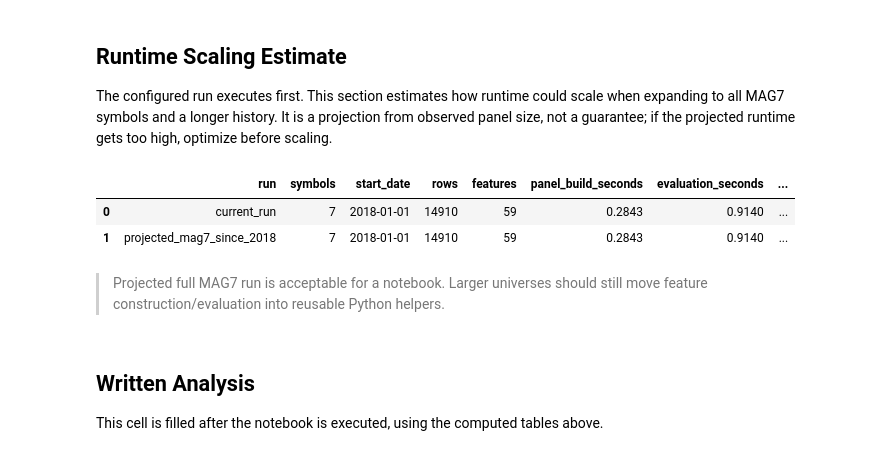
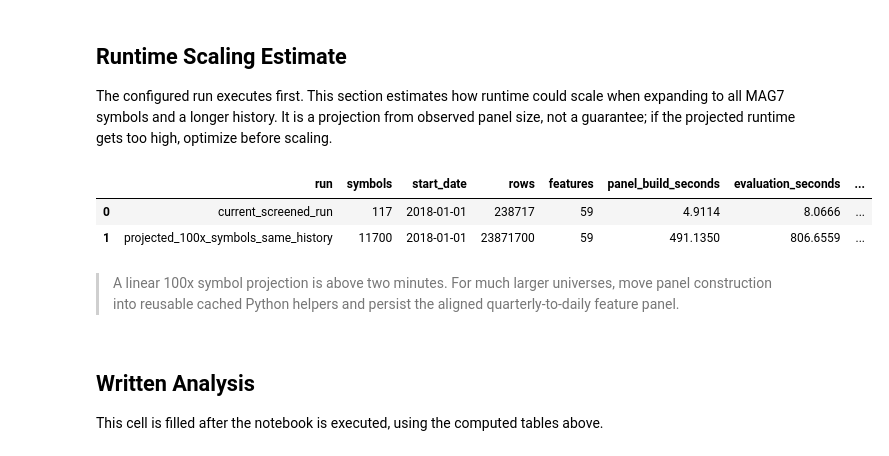
Before and after one commit to quantarb/quant-warehouse, a Jupyter notebook: notebooks/data_providers/fmp/evidence_based_daily_adjusted_fundamentals.ipynb, the cells around one changed output. Drawn from its saved outputs; the diff is of its cells as text; code cells hidden in the pictures.

Commit message:
Scale daily adjusted fundamentals to FMP screener universe

```diff
--- a/notebooks/data_providers/fmp/evidence_based_daily_adjusted_fundamentals.ipynb
+++ b/notebooks/data_providers/fmp/evidence_based_daily_adjusted_fundamentals.ipynb
@@ -1010,55 +1158,49 @@ display(robustness.tail(15))
 
 The configured run executes first. This section estimates how runtime could scale when expanding to all MAG7 symbols and a longer history. It is a projection from observed panel size, not a guarantee; if the projected runtime gets too high, optimize before scaling.
 # %%
-smoke_rows = len(panel)
-smoke_symbols = len(ANALYSIS_SYMBOLS)
-smoke_features = len(feature_cols)
-smoke_start = pd.Timestamp(START_DATE)
-smoke_end = pd.Timestamp(panel["date"].max())
-smoke_days = max((smoke_end - smoke_start).days, 1)
+current_rows = len(panel)
+current_symbols = len(ANALYSIS_SYMBOLS)
+current_features = len(feature_cols)
+observed_total_seconds = run_timings.get("panel_build_seconds", 0.0) + run_timings.get("evaluation_seconds", 0.0)
 
-full_start = pd.Timestamp(FULL_RUN_BASELINE_START_DATE)
-full_days = max((smoke_end - full_start).days, 1)
-full_symbol_factor = len(FULL_RUN_BASELINE_SYMBOLS) / max(smoke_symbols, 1)
-full_history_factor = full_days / smoke_days
-projected_full_rows = int(smoke_rows * full_symbol_factor * full_history_factor)
+projected_symbols = current_symbols * PROJECTED_SCALE_SYMBOL_FACTOR
+projected_rows = current_rows * PROJECTED_SCALE_SYMBOL_FACTOR
+projected_seconds = observed_total_seconds * PROJECTED_SCALE_SYMBOL_FACTOR
 
-observed_total_seconds = run_timings.get("panel_build_seconds", 0.0) + run_timings.get("evaluation_seconds", 0.0)
-projected_full_seconds = observed_total_seconds * full_symbol_factor * full_history_factor
 projection = pd.DataFrame([
     {
-        "run": "current_run",
-        "symbols": smoke_symbols,
+        "run": "current_screened_run",
+        "symbols": current_symbols,
         "start_date": START_DATE,
-        "rows": smoke_rows,
-        "features": smoke_features,
+        "rows": current_rows,
+        "features": current_features,
         "panel_build_seconds": run_timings.get("panel_build_seconds", np.nan),
         "evaluation_seconds": run_timings.get("evaluation_seconds", np.nan),
         "total_seconds": observed_total_seconds,
     },
     {
-        "run": "projected_mag7_since_2018",
-        "symbols": len(FULL_RUN_BASELINE_SYMBOLS),
-        "start_date": FULL_RUN_BASELINE_START_DATE,
-        "rows": projected_full_rows,
-        "features": smoke_features,
-        "panel_build_seconds": run_timings.get("panel_build_seconds", np.nan) * full_symbol_factor * full_history_factor,
-        "evaluation_seconds": run_timings.get("evaluation_seconds", np.nan) * full_symbol_factor * full_history_factor,
-        "total_seconds": projected_full_seconds,
+        "run": f"projected_{PROJECTED_SCALE_SYMBOL_FACTOR}x_symbols_same_history",
+        "symbols": projected_symbols,
+        "start_date": START_DATE,
+        "rows": projected_rows,
+        "features": current_features,
+        "panel_build_seconds": run_timings.get("panel_build_seconds", np.nan) * PROJECTED_SCALE_SYMBOL_FACTOR,
+        "evaluation_seconds": run_timings.get("evaluation_seconds", np.nan) * PROJECTED_SCALE_SYMBOL_FACTOR,
+        "total_seconds": projected_seconds,
     },
 ])
 projection["total_minutes"] = projection["total_seconds"] / 60.0
 display(projection)
 
-if projected_full_seconds > 120:
-    display(Markdown("> Projected full run is above two minutes. Optimize before scaling: cache warehouse reads, reduce displayed intermediate tables, and vectorize top/bottom spread selection."))
+if projected_seconds > 120:
+    display(Markdown("> A linear 100x symbol projection is above two minutes. For much larger universes, move panel construction into reusable cached Python helpers and persist the aligned quarterly-to-daily feature panel."))
 else:
-    display(Markdown("> Projected full MAG7 run is acceptable for a notebook. Larger universes should still move feature construction/evaluation into reusable Python helpers."))
+    display(Markdown("> The current optimized path projects under two minutes at 100x this symbol count under a simple linear assumption."))
 # %% [output]
 |  | run | symbols | start_date | rows | features | panel_build_seconds | evaluation_seconds | ... |
-| 0 | current_run | 7 | 2018-01-01 | 14910 | 59 | 0.2843 | 0.9140 | ... |
-| 1 | projected_mag7_since_2018 | 7 | 2018-01-01 | 14910 | 59 | 0.2843 | 0.9140 | ... |
+| 0 | current_screened_run | 117 | 2018-01-01 | 238717 | 59 | 4.9114 | 8.0666 | ... |
+| 1 | projected_100x_symbols_same_history | 11700 | 2018-01-01 | 23871700 | 59 | 491.1350 | 806.6559 | ... |
-> Projected full MAG7 run is acceptable for a notebook. Larger universes should still move feature construction/evaluation into reusable Python helpers.
+> A linear 100x symbol projection is above two minutes. For much larger universes, move panel construction into reusable cached Python helpers and persist the aligned quarterly-to-daily feature panel.
 # %% [markdown]
 ## Written Analysis
 
```
Also changed, not shown: parts of 8 cells of this notebook, 1 other file.
